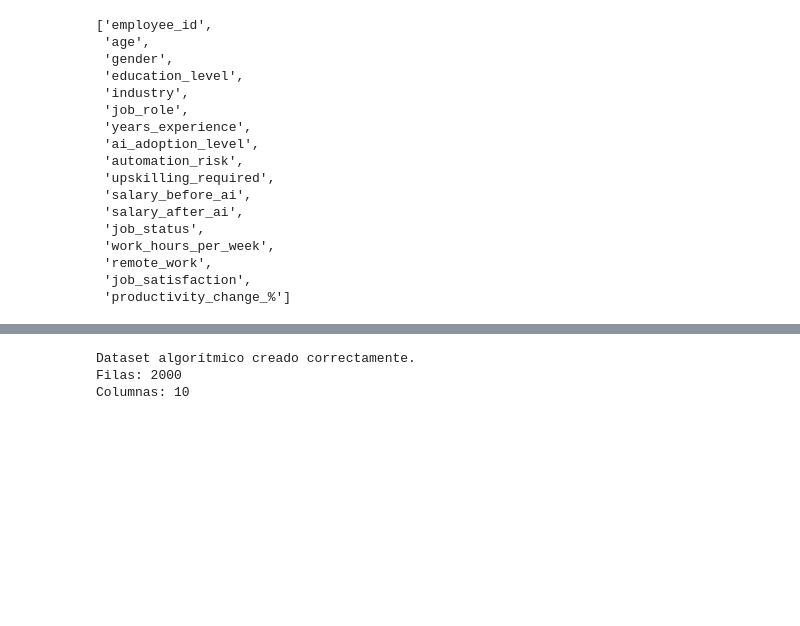
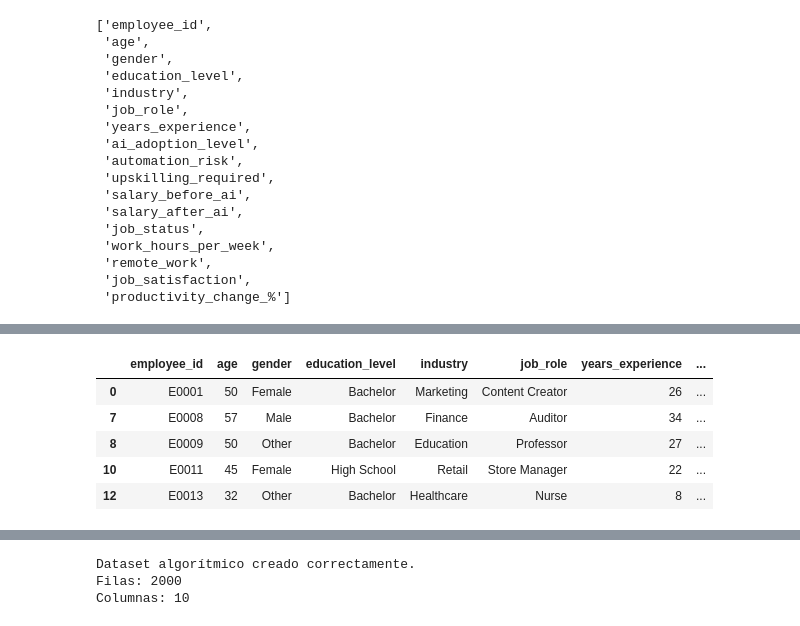
Before and after one commit to Prod1982/mcdi500_s1_grupo6, a Jupyter notebook: F3/notebooks/F3_algoritmos_complejidad.ipynb, the cells around one changed output, grey strips where cells are left out. Saved outputs shown, nothing was run; the diff lists cells and outputs as text; code cells hidden in the pictures; blank space fills up the shorter version.

```diff
--- a/F3/notebooks/F3_algoritmos_complejidad.ipynb
+++ b/F3/notebooks/F3_algoritmos_complejidad.ipynb
@@ -79,0 +137,14 @@ df.columns.tolist()
+# %%
+riesgo_alto = (
+    preprocesador_avanzado
+    .filtrar_por_riesgo("High")
+)
+
+riesgo_alto.head()
+# %% [output]
+|  | employee_id | age | gender | education_level | industry | job_role | years_experience | ... |
+| 0 | E0001 | 50 | Female | Bachelor | Marketing | Content Creator | 26 | ... |
+| 7 | E0008 | 57 | Male | Bachelor | Finance | Auditor | 34 | ... |
+| 8 | E0009 | 50 | Other | Bachelor | Education | Professor | 27 | ... |
+| 10 | E0011 | 45 | Female | High School | Retail | Store Manager | 22 | ... |
+| 12 | E0013 | 32 | Other | Bachelor | Healthcare | Nurse | 8 | ... |
```
Also changed, not shown: parts of 16 cells of this notebook, 2 other files.
